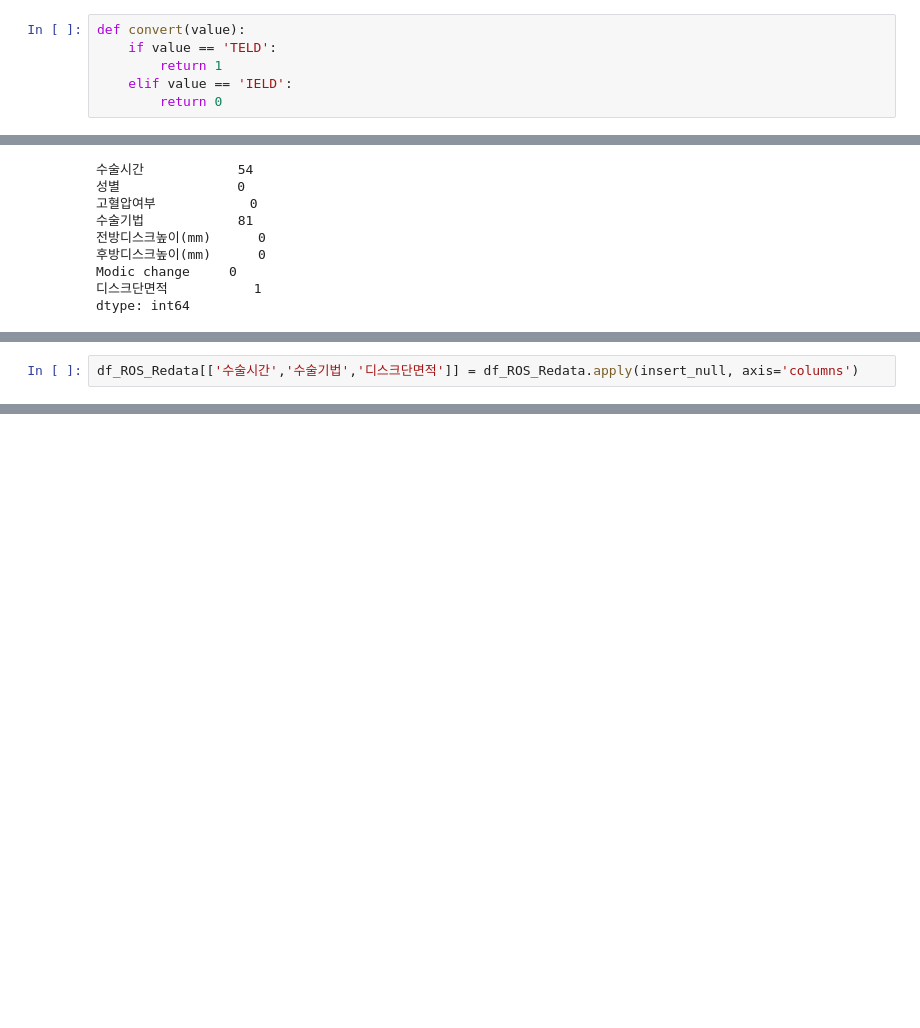
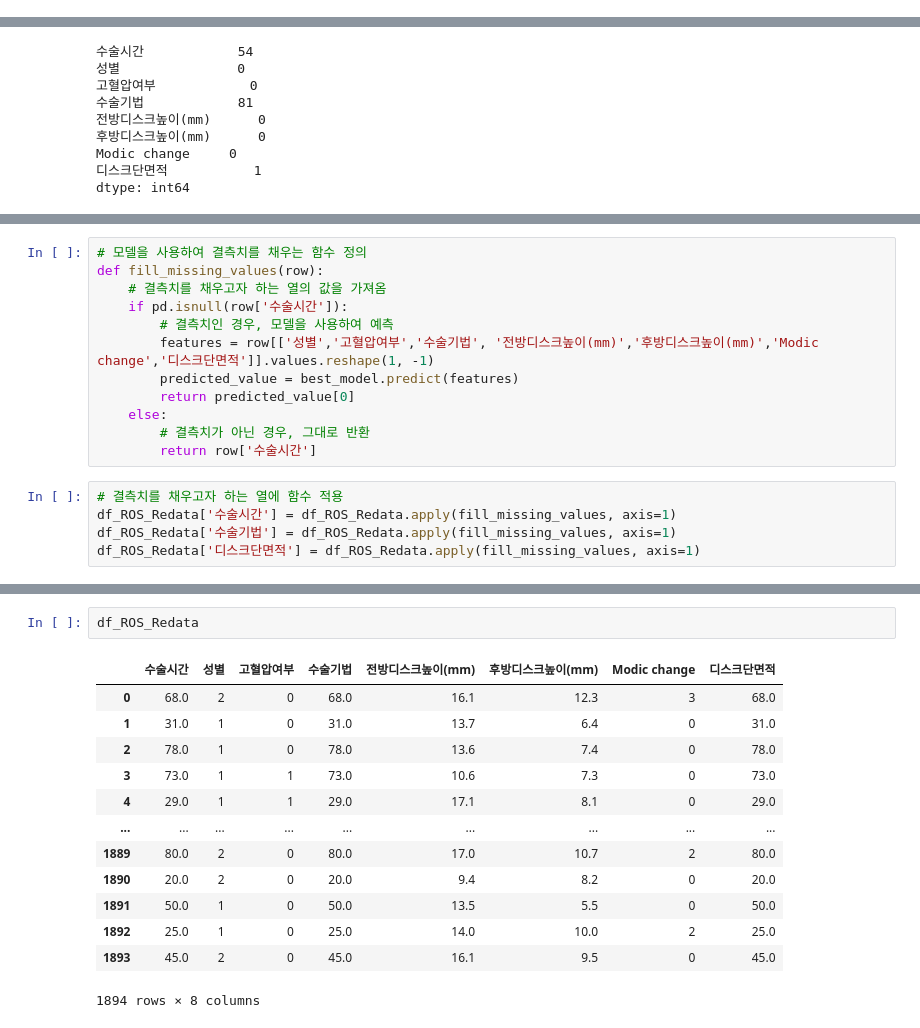
Before and after one commit to BongWonHee/toys_machine_learning, a Jupyter notebook: Quest.ipynb, the cells around one changed output, grey strips where cells are left out. Drawn from its saved outputs; the diff is of its cells as text; blank space fills up the shorter version.

```diff
--- a/Quest.ipynb
+++ b/Quest.ipynb
@@ -152,12 +152,6 @@ best_model
 DecisionTreeClassifier(max_depth=2, min_samples_leaf=2)
 # %%
 df_ROS_Redata = df_ROS[['수술시간', '성별','고혈압여부','수술기법', '전방디스크높이(mm)','후방디스크높이(mm)','Modic change','디스크단면적']]
-# %%
-def convert(value):
-    if value == 'TELD':
-        return 1
-    elif value == 'IELD':
-        return 0
 # %%
 df_ROS_Redata['수술기법'] = df_ROS_Redata['수술기법'].apply(convert)
 # %% [output]
@@ -201,2 +174,0 @@ def insert_null(value):
-# %%
-df_ROS_Redata[['수술시간','수술기법','디스크단면적']] = df_ROS_Redata.apply(insert_null, axis='columns')
@@ -205,0 +175,17 @@ DecisionTreeClassifier does not accept missing values encoded as NaN natively. F
+# %%
+# 모델을 사용하여 결측치를 채우는 함수 정의
+def fill_missing_values(row):
+    # 결측치를 채우고자 하는 열의 값을 가져옴
+    if pd.isnull(row['수술시간']):
+        # 결측치인 경우, 모델을 사용하여 예측
+        features = row[['성별','고혈압여부','수술기법', '전방디스크높이(mm)','후방디스크높이(mm)','Modic change','디스크단면적']].values.reshape(1, -1)
+        predicted_value = best_model.predict(features)
+        return predicted_value[0]
+    else:
+        # 결측치가 아닌 경우, 그대로 반환
+        return row['수술시간']
+# %%
+# 결측치를 채우고자 하는 열에 함수 적용
+df_ROS_Redata['수술시간'] = df_ROS_Redata.apply(fill_missing_values, axis=1)
+df_ROS_Redata['수술기법'] = df_ROS_Redata.apply(fill_missing_values, axis=1)
+df_ROS_Redata['디스크단면적'] = df_ROS_Redata.apply(fill_missing_values, axis=1)
@@ -205,0 +221,16 @@ DecisionTreeClassifier does not accept missing values encoded as NaN natively. F
+# %%
+df_ROS_Redata
+# %% [output]
+|  | 수술시간 | 성별 | 고혈압여부 | 수술기법 | 전방디스크높이(mm) | 후방디스크높이(mm) | Modic change | 디스크단면적 |
+| 0 | 68.0 | 2 | 0 | 68.0 | 16.1 | 12.3 | 3 | 68.0 |
+| 1 | 31.0 | 1 | 0 | 31.0 | 13.7 | 6.4 | 0 | 31.0 |
+| 2 | 78.0 | 1 | 0 | 78.0 | 13.6 | 7.4 | 0 | 78.0 |
+| 3 | 73.0 | 1 | 1 | 73.0 | 10.6 | 7.3 | 0 | 73.0 |
+| 4 | 29.0 | 1 | 1 | 29.0 | 17.1 | 8.1 | 0 | 29.0 |
+| ... | ... | ... | ... | ... | ... | ... | ... | ... |
+| 1889 | 80.0 | 2 | 0 | 80.0 | 17.0 | 10.7 | 2 | 80.0 |
+| 1890 | 20.0 | 2 | 0 | 20.0 | 9.4 | 8.2 | 0 | 20.0 |
+| 1891 | 50.0 | 1 | 0 | 50.0 | 13.5 | 5.5 | 0 | 50.0 |
+| 1892 | 25.0 | 1 | 0 | 25.0 | 14.0 | 10.0 | 2 | 25.0 |
+| 1893 | 45.0 | 2 | 0 | 45.0 | 16.1 | 9.5 | 0 | 45.0 |
+1894 rows × 8 columns
```
Also changed, not shown: parts of 5 cells of this notebook.
